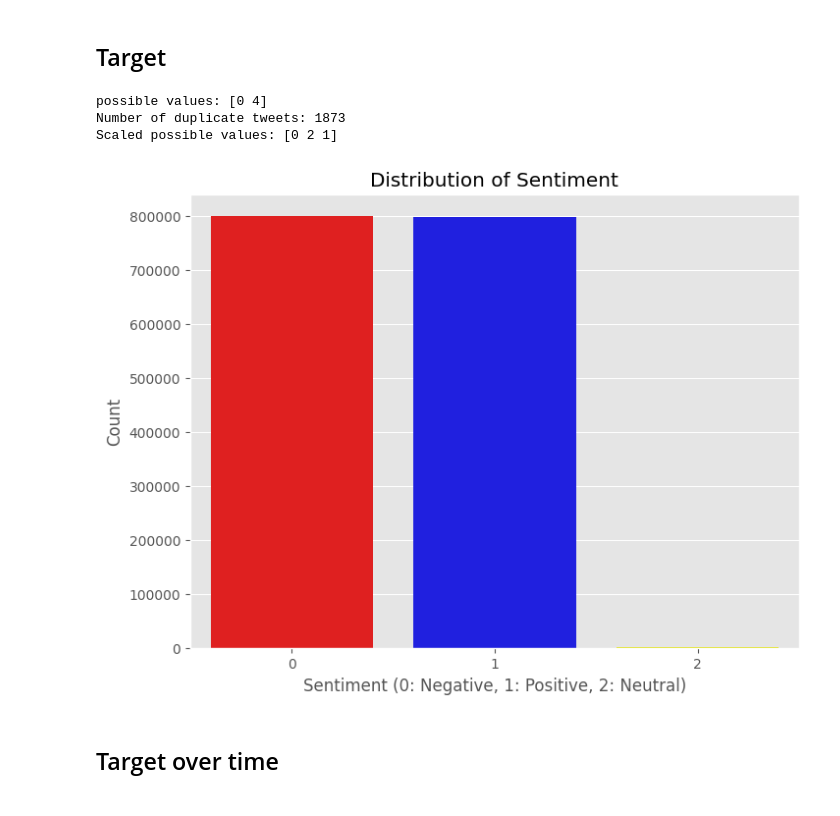
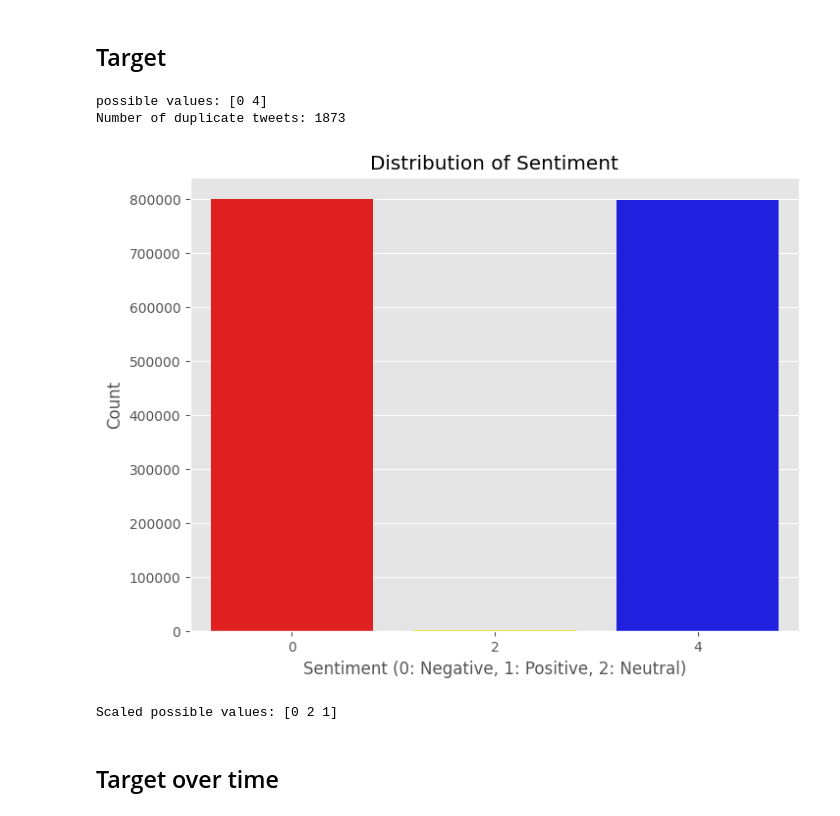
Before and after one commit to Laeti-dev/P7-Sentiments_analysis, a Jupyter notebook: notebooks/P7_eda.ipynb, the cells around one changed output. Cells and saved outputs as stored; diff of their text form; code cells hidden in the pictures.

```diff
--- a/notebooks/P7_eda.ipynb
+++ b/notebooks/P7_eda.ipynb
@@ -181,26 +181,27 @@ original_df = data.copy()
 duplicates = data.duplicated(subset=['user', 'date', 'text'], keep='first')
 print(f'Number of duplicate tweets: {duplicates.sum()}')
 data.loc[duplicates, 'target'] = 2
-
-# Convert the target variable to a 0-1 scale (0: Negative, 1: Positive)
-data['target'] = data['target'].replace({0: 0, 4: 1})
-print(f'Scaled possible values: {data["target"].unique()}')
 # %% [output]
 possible values: [0 4]
 Number of duplicate tweets: 1873
-Scaled possible values: [0 2 1]
 # %%
 plt.figure(figsize=(8, 6))
-sns.countplot(x='target', data=data, palette={'0': 'red', '1': 'blue', '2': 'yellow'})
+sns.countplot(x='target', data=data, palette={'0': 'red', '4': 'blue', '2': 'yellow'})
 plt.title('Distribution of Sentiment')
 plt.xlabel('Sentiment (0: Negative, 1: Positive, 2: Neutral)')
 plt.ylabel('Count')
 plt.show()
 # %% [output]
-[figure, old version]
+[figure, new version]
 # %%
+# Convert the target variable to a 0-1 scale (0: Negative, 1: Positive)
+data['target'] = data['target'].replace({0: 0, 4: 1})
+print(f'Scaled possible values: {data["target"].unique()}')
+
 # Only keep the tweets with target 0 or 1
 data = data[data['target'].isin([0, 1])].reset_index(drop=True)
+# %% [output]
+Scaled possible values: [0 2 1]
 # %% [markdown]
 ## Target over time
 # %%
```
Also changed, not shown: parts of 16 cells of this notebook, 3 other files.
